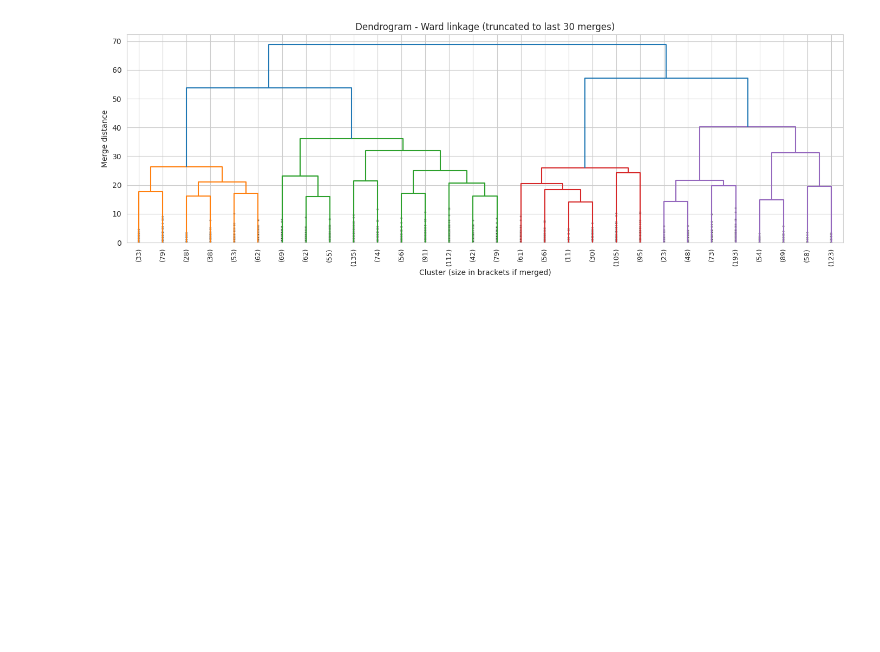
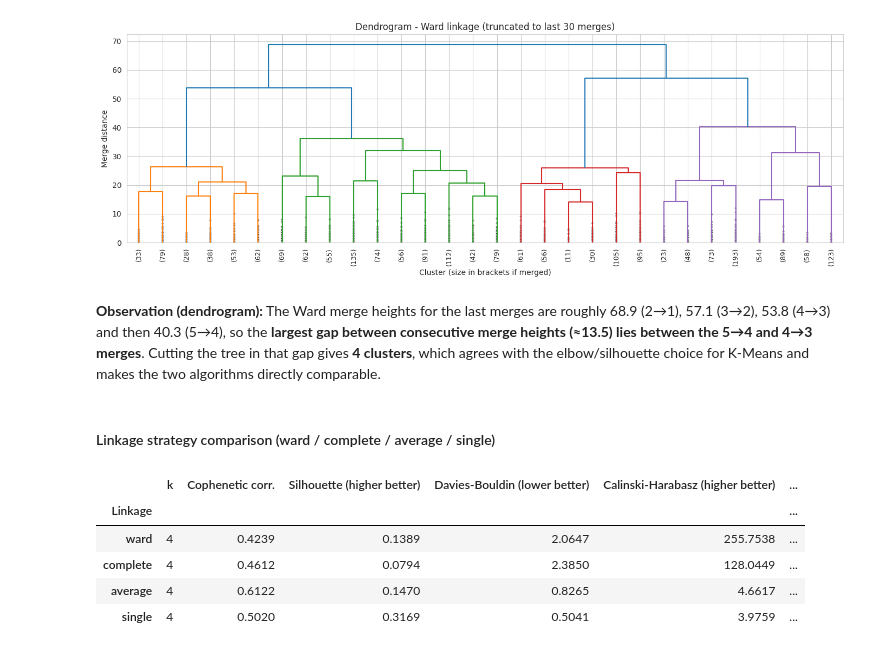
Before and after one commit to Isvarr/capstone_ml, a Jupyter notebook: clustering.ipynb, the cells around one changed output. Drawn from its saved outputs; the diff is of its cells as text; code cells hidden in the pictures; blank space fills up the shorter version.

```diff
--- a/clustering.ipynb
+++ b/clustering.ipynb
@@ -272,3 +272,28 @@ ax.set_xlabel('Cluster (size in brackets if merged)'); ax.set_ylabel('Merge dist
 plt.tight_layout(); plt.show()
 # %% [output]
 [figure]
+# %% [markdown]
+**Observation (dendrogram):** The Ward merge heights for the last merges are roughly 68.9 (2→1), 57.1 (3→2), 53.8 (4→3) and then 40.3 (5→4), so the **largest gap between consecutive merge heights (≈13.5) lies between the 5→4 and 4→3 merges**. Cutting the tree in that gap gives **4 clusters**, which agrees with the elbow/silhouette choice for K-Means and makes the two algorithms directly comparable.
+# %% [markdown]
+#### Linkage strategy comparison (ward / complete / average / single)
+# %%
+linkages = ['ward', 'complete', 'average', 'single']
+dist = pdist(X)                    # condensed Euclidean distances for cophenetic correlation
+link_rows = []
+for method in linkages:
+    for k in [K_FINAL]:
+        agg = AgglomerativeClustering(n_clusters=k, linkage=method).fit(X)
+        coph, _ = cophenet(linkage(X, method=method), dist)
+        row = {'Linkage': method, 'k': k, 'Cophenetic corr.': coph}
+        row.update(evaluate_clustering(X, agg.labels_))
+        row['Smallest cluster size'] = np.bincount(agg.labels_).min()
+        link_rows.append(row)
+link_df = pd.DataFrame(link_rows).set_index('Linkage').round(4)
+link_df
+# %% [output]
+|  | k | Cophenetic corr. | Silhouette (higher better) | Davies-Bouldin (lower better) | Calinski-Harabasz (higher better) | ... |
+| Linkage |  |  |  |  |  | ... |
+| ward | 4 | 0.4239 | 0.1389 | 2.0647 | 255.7538 | ... |
+| complete | 4 | 0.4612 | 0.0794 | 2.3850 | 128.0449 | ... |
+| average | 4 | 0.6122 | 0.1470 | 0.8265 | 4.6617 | ... |
+| single | 4 | 0.5020 | 0.3169 | 0.5041 | 3.9759 | ... |
```
Also changed, not shown: parts of 3 cells of this notebook.
